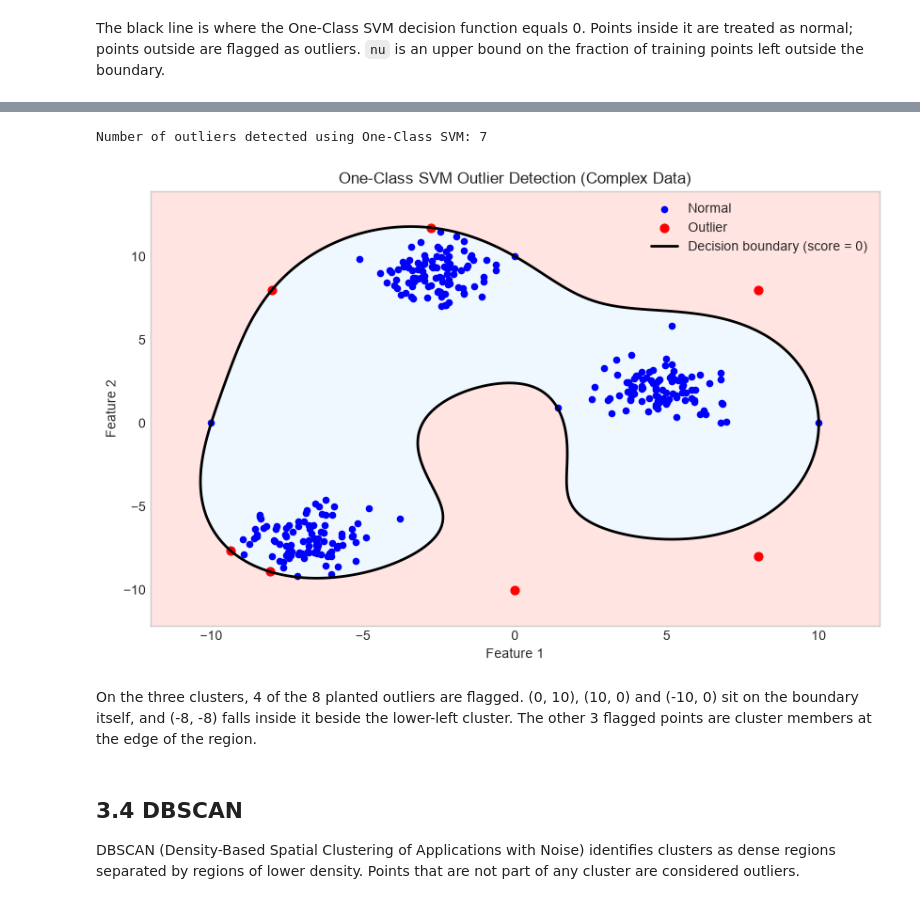
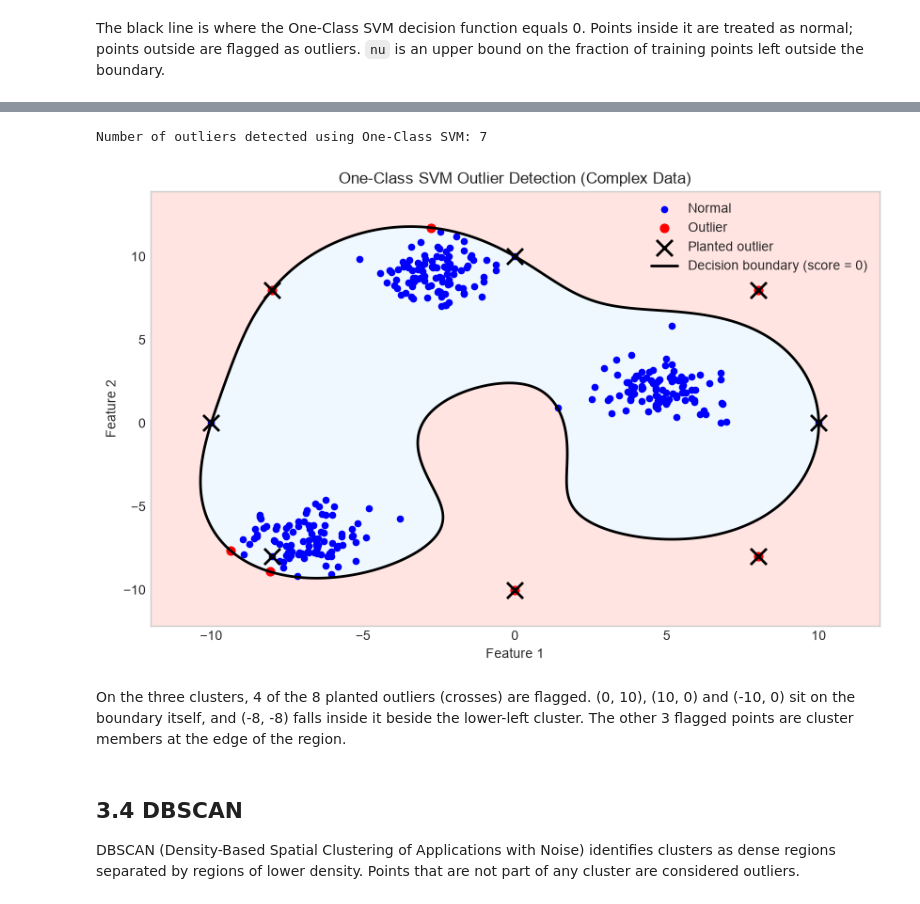
Before and after one commit to iitm-da/da2402, a Jupyter notebook: data cleaning/outlier_detection_techniques.ipynb, the cells around one changed output, grey strips where cells are left out. Cells and saved outputs as stored; diff of their text form; code cells hidden in the pictures.

```diff
--- a/data cleaning/outlier_detection_techniques.ipynb
+++ b/data cleaning/outlier_detection_techniques.ipynb
@@ -569,16 +592,17 @@ Of the four planted outliers, only (-5, 7) is flagged. Look closely at (7, 7), (
 # %%
 # Apply One-Class SVM to complex data
 outliers_ocsvm_complex, ocsvm_scores_complex = detect_outliers_ocsvm(complex_data, nu=0.03)
 print(f"Number of outliers detected using One-Class SVM: {np.sum(outliers_ocsvm_complex)}")
 
 # Visualize the results with the decision boundary
 plot_ocsvm_boundary(complex_data, outliers_ocsvm_complex, nu=0.03,
-                    title='One-Class SVM Outlier Detection (Complex Data)')
+                    title='One-Class SVM Outlier Detection (Complex Data)',
+                    planted=outliers_complex)
 # %% [output]
 Number of outliers detected using One-Class SVM: 7
-[figure, old version]
+[figure, new version]
 # %% [markdown]
-On the three clusters, 4 of the 8 planted outliers are flagged. (0, 10), (10, 0) and (-10, 0) sit on the boundary itself, and (-8, -8) falls inside it beside the lower-left cluster. The other 3 flagged points are cluster members at the edge of the region.
+On the three clusters, 4 of the 8 planted outliers (crosses) are flagged. (0, 10), (10, 0) and (-10, 0) sit on the boundary itself, and (-8, -8) falls inside it beside the lower-left cluster. The other 3 flagged points are cluster members at the edge of the region.
 # %% [markdown]
 <a id="dbscan"></a>
 ## 3.4 DBSCAN
```
Also changed, not shown: parts of 4 cells of this notebook.
